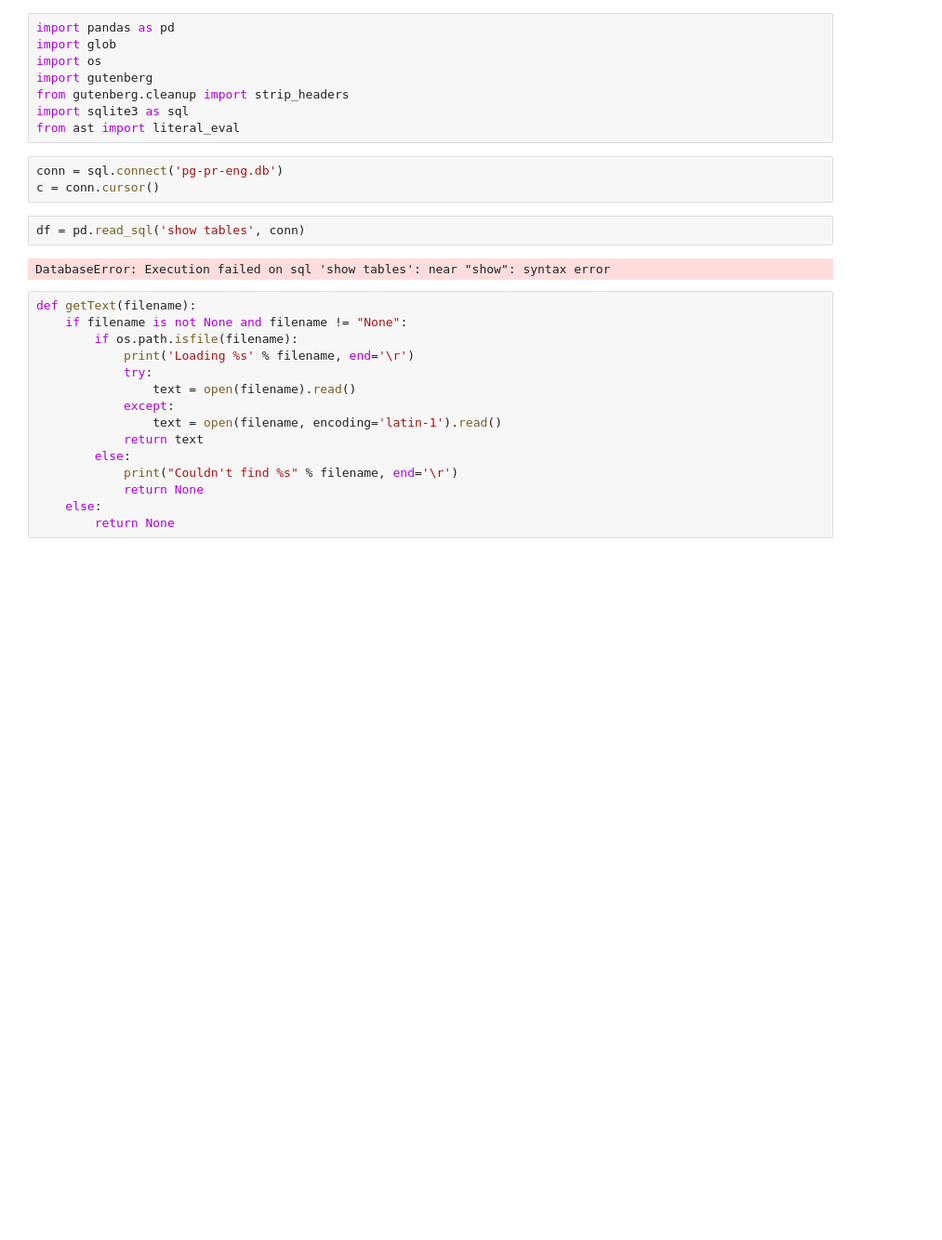
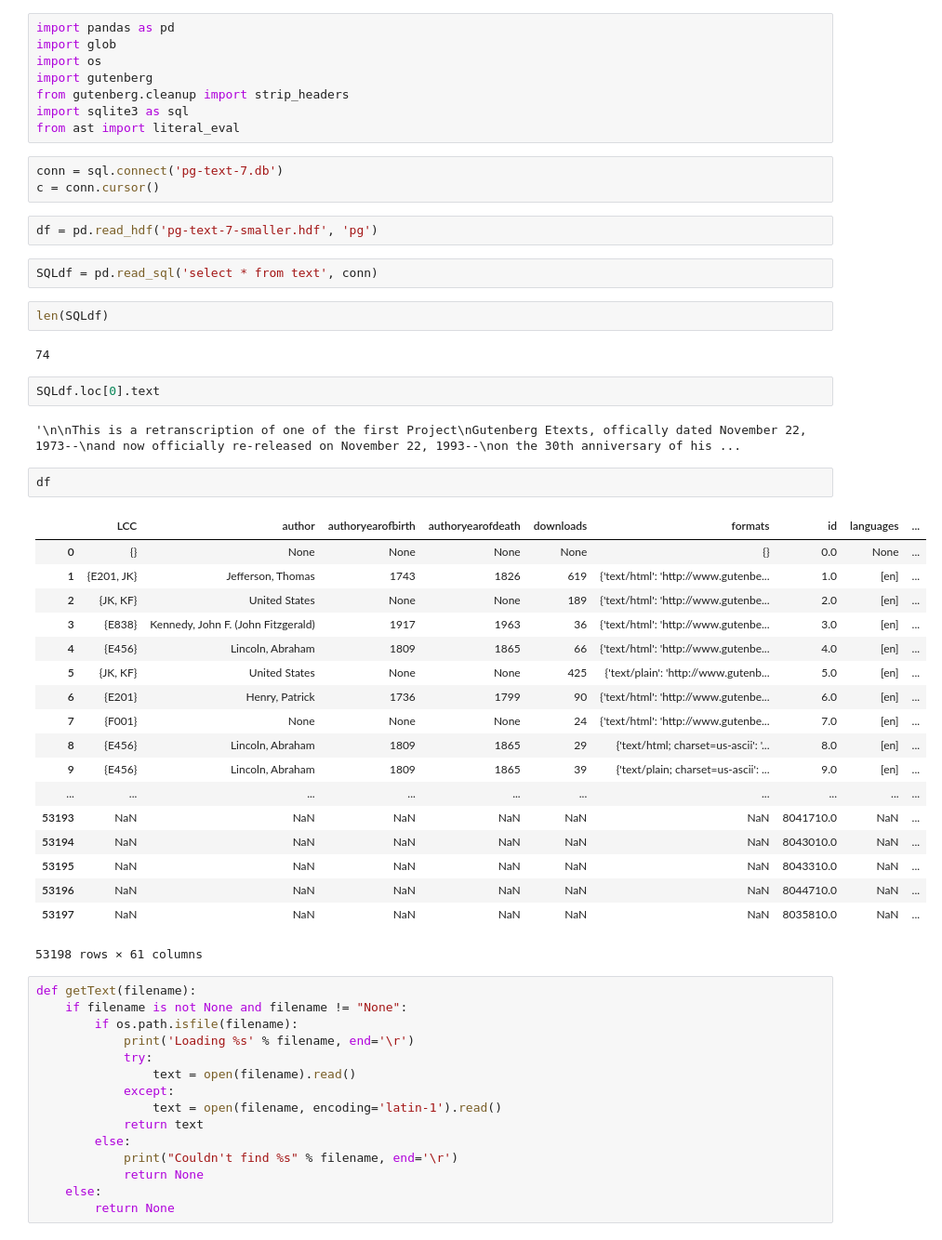
Before and after one commit to JonathanReeve/gitenberg-experiments, a Jupyter notebook: pr-extract-text.ipynb, the cells around one changed output. Shown at 93% size. Drawn from its saved outputs; the diff is of its cells as text; blank space fills up the shorter version.

```diff
--- a/pr-extract-text.ipynb
+++ b/pr-extract-text.ipynb
@@ -7,12 +7,41 @@ from gutenberg.cleanup import strip_headers
 import sqlite3 as sql
 from ast import literal_eval
 # %%
-conn = sql.connect('pg-pr-eng.db')
+conn = sql.connect('pg-text-7.db')
 c = conn.cursor()
+# %%
+df = pd.read_hdf('pg-text-7-smaller.hdf', 'pg')
 # %%
-df = pd.read_sql('show tables', conn)
+SQLdf = pd.read_sql('select * from text', conn)
-# %% [output]
-DatabaseError: Execution failed on sql 'show tables': near "show": syntax error
+# %%
+len(SQLdf)
+# %% [output]
+74
+# %%
+SQLdf.loc[0].text
+# %% [output]
+'\n\nThis is a retranscription of one of the first Project\nGutenberg Etexts, offically dated November 22, 1973--\nand now officially re-released on November 22, 1993--\non the 30th anniversary of his ...
+# %%
+df
+# %% [output]
+|  | LCC | author | authoryearofbirth | authoryearofdeath | downloads | formats | id | languages | ... |
+| 0 | {} | None | None | None | None | {} | 0.0 | None | ... |
+| 1 | {E201, JK} | Jefferson, Thomas | 1743 | 1826 | 619 | {'text/html': 'http://www.gutenbe... | 1.0 | [en] | ... |
+| 2 | {JK, KF} | United States | None | None | 189 | {'text/html': 'http://www.gutenbe... | 2.0 | [en] | ... |
+| 3 | {E838} | Kennedy, John F. (John Fitzgerald) | 1917 | 1963 | 36 | {'text/html': 'http://www.gutenbe... | 3.0 | [en] | ... |
+| 4 | {E456} | Lincoln, Abraham | 1809 | 1865 | 66 | {'text/html': 'http://www.gutenbe... | 4.0 | [en] | ... |
+| 5 | {JK, KF} | United States | None | None | 425 | {'text/plain': 'http://www.gutenb... | 5.0 | [en] | ... |
+| 6 | {E201} | Henry, Patrick | 1736 | 1799 | 90 | {'text/html': 'http://www.gutenbe... | 6.0 | [en] | ... |
+| 7 | {F001} | None | None | None | 24 | {'text/html': 'http://www.gutenbe... | 7.0 | [en] | ... |
+| 8 | {E456} | Lincoln, Abraham | 1809 | 1865 | 29 | {'text/html; charset=us-ascii': '... | 8.0 | [en] | ... |
+| 9 | {E456} | Lincoln, Abraham | 1809 | 1865 | 39 | {'text/plain; charset=us-ascii': ... | 9.0 | [en] | ... |
+| ... | ... | ... | ... | ... | ... | ... | ... | ... | ... |
+| 53193 | NaN | NaN | NaN | NaN | NaN | NaN | 8041710.0 | NaN | ... |
+| 53194 | NaN | NaN | NaN | NaN | NaN | NaN | 8043010.0 | NaN | ... |
+| 53195 | NaN | NaN | NaN | NaN | NaN | NaN | 8043310.0 | NaN | ... |
+| 53196 | NaN | NaN | NaN | NaN | NaN | NaN | 8044710.0 | NaN | ... |
+| 53197 | NaN | NaN | NaN | NaN | NaN | NaN | 8035810.0 | NaN | ... |
+53198 rows × 61 columns
 # %%
 def getText(filename):
     if filename is not None and filename != "None":
```
Also changed, not shown: parts of 3 cells of this notebook, 22 other files.
